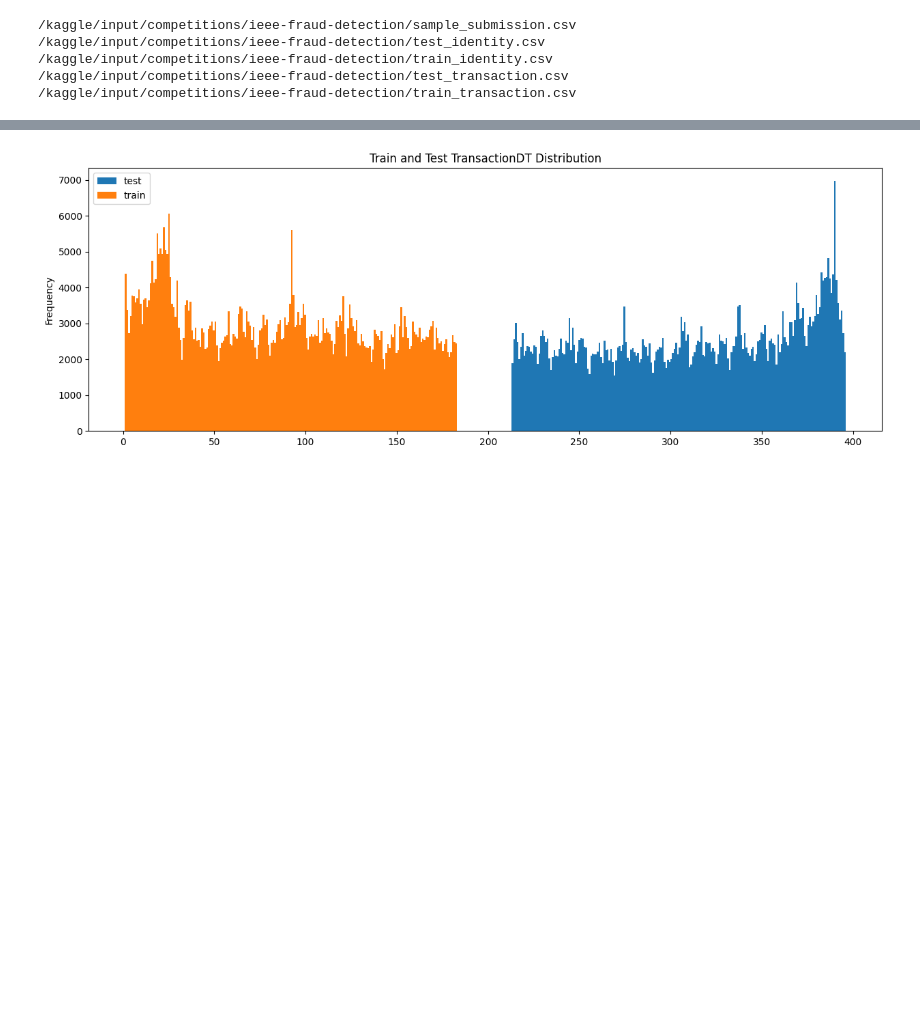
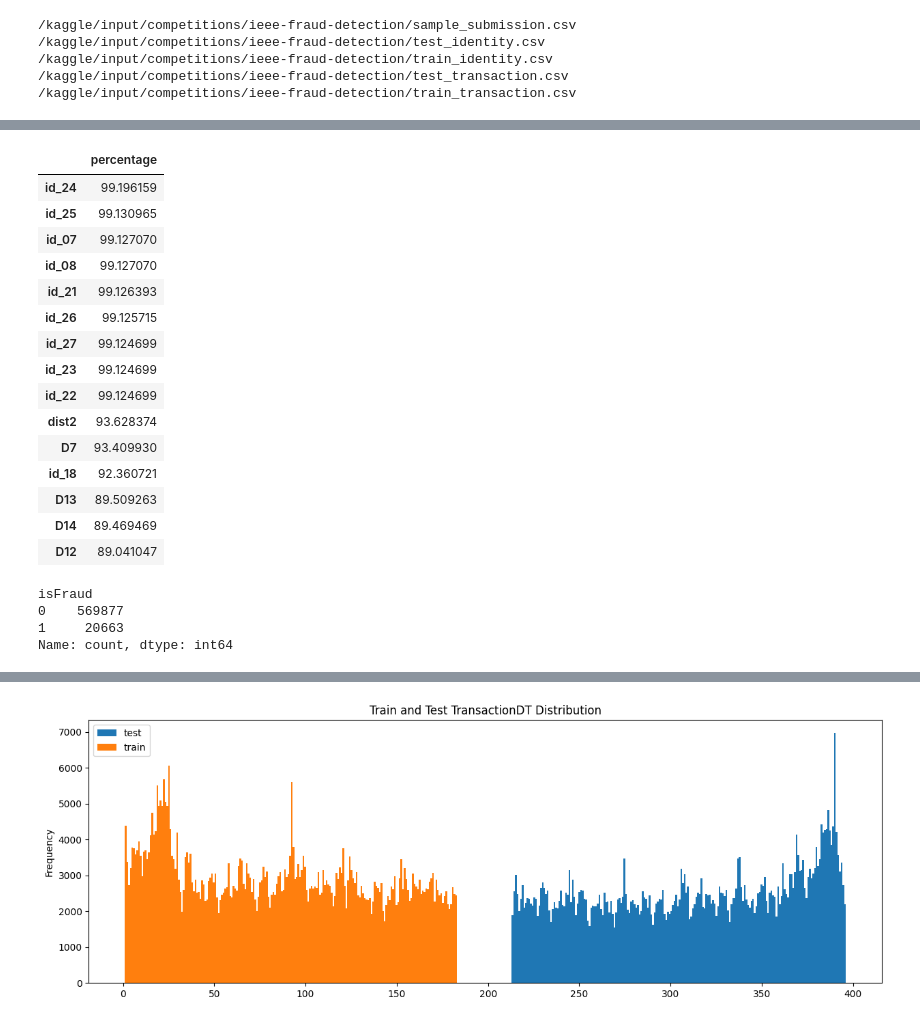
Before and after one commit to tranthikyphuong/IEEE-CIS-Fraud-Detection-Project, a Jupyter notebook: ieee-cis-fraud-detection.ipynb, the cells around one changed output, grey strips where cells are left out. Saved outputs shown, nothing was run; the diff lists cells and outputs as text; code cells hidden in the pictures; blank space fills up the shorter version.

```diff
--- a/ieee-cis-fraud-detection.ipynb
+++ b/ieee-cis-fraud-detection.ipynb
@@ -41,0 +75,27 @@ Train transactions preview:
+# %%
+merged_null_percentages = pd.DataFrame((merged_train.isnull().sum()/len(merged_train))*100,columns = ['percentage'])
+merged_null_percentages.sort_values(by='percentage',ascending = False).head(15)
+# %% [output]
+|  | percentage |
+| id_24 | 99.196159 |
+| id_25 | 99.130965 |
+| id_07 | 99.127070 |
+| id_08 | 99.127070 |
+| id_21 | 99.126393 |
+| id_26 | 99.125715 |
+| id_27 | 99.124699 |
+| id_23 | 99.124699 |
+| id_22 | 99.124699 |
+| dist2 | 93.628374 |
+| D7 | 93.409930 |
+| id_18 | 92.360721 |
+| D13 | 89.509263 |
+| D14 | 89.469469 |
+| D12 | 89.041047 |
+# %%
+merged_train['isFraud'].value_counts()
+# %% [output]
+isFraud
+0    569877
+1     20663
+Name: count, dtype: int64
```
Also changed, not shown: parts of 9 cells of this notebook.
